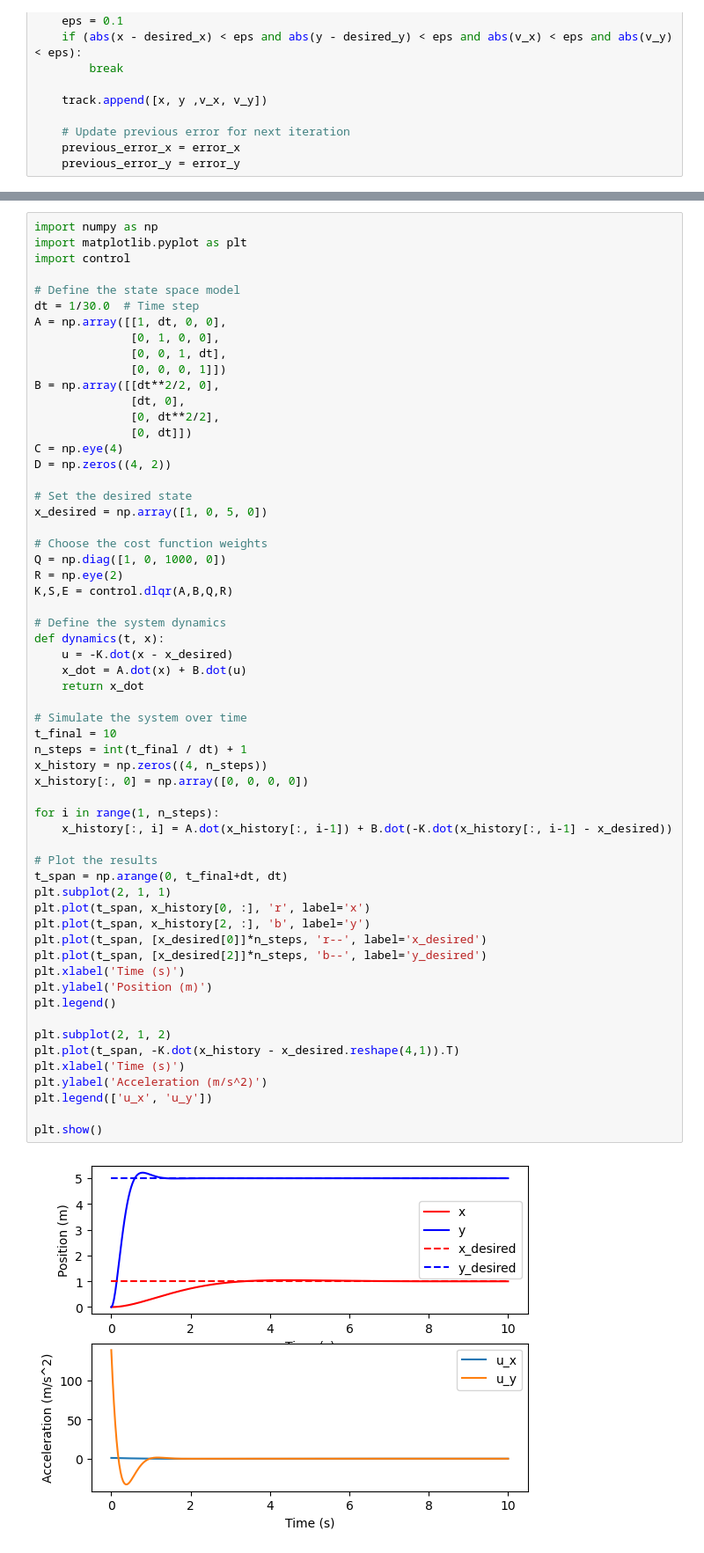
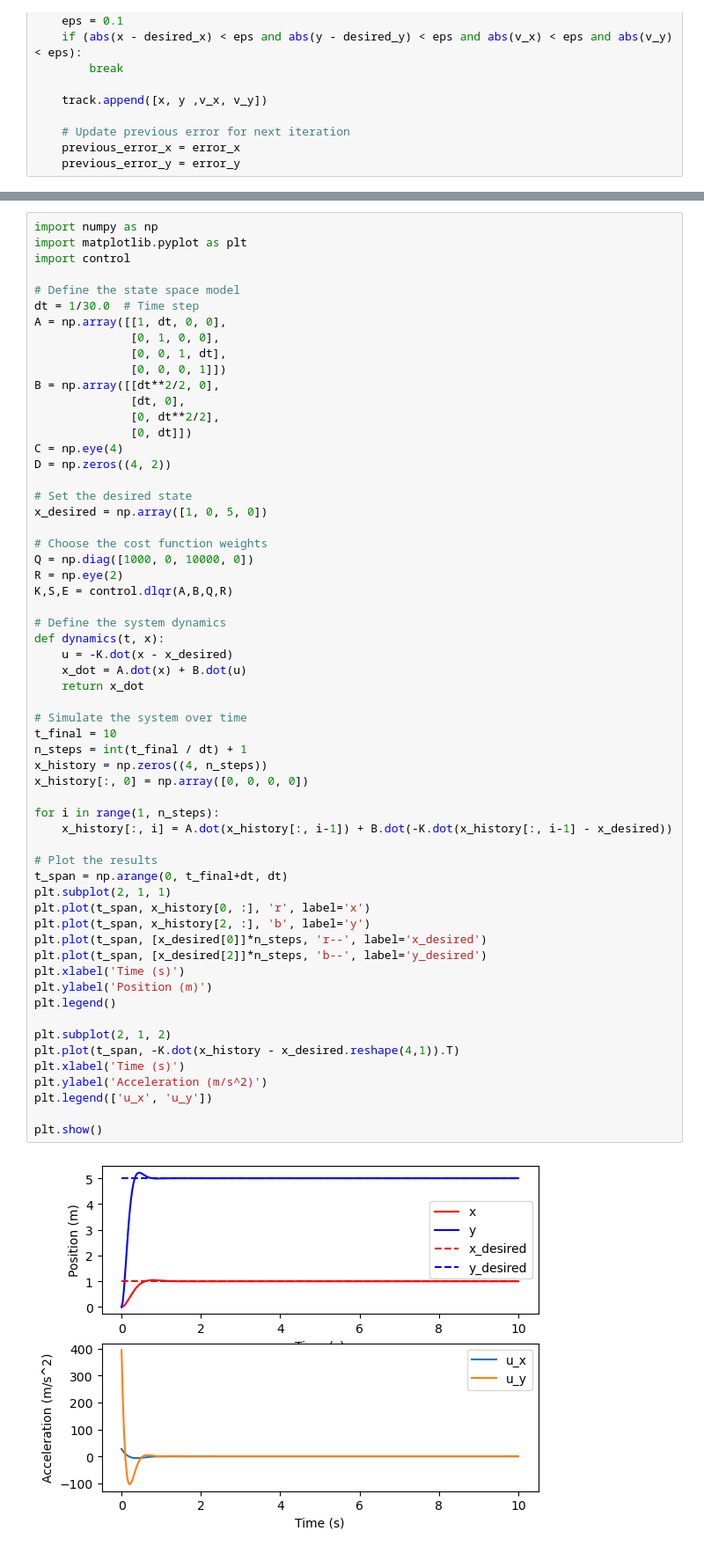
Before and after one commit to simutisernestas/legendary-spoon, a Jupyter notebook: control.ipynb, the cells around one changed output, grey strips where cells are left out. Shown: that part at 88% size. Saved outputs shown, nothing was run; the diff lists cells and outputs as text.

```diff
--- a/control.ipynb
+++ b/control.ipynb
@@ -107,7 +107,7 @@ D = np.zeros((4, 2))
 x_desired = np.array([1, 0, 5, 0])
 
 # Choose the cost function weights
-Q = np.diag([1, 0, 1000, 0])
+Q = np.diag([1000, 0, 10000, 0])
 R = np.eye(2)
 K,S,E = control.dlqr(A,B,Q,R)
 
@@ -118,31 +118,31 @@ def dynamics(t, x):
     return x_dot
 
 # Simulate the system over time
 t_final = 10
 n_steps = int(t_final / dt) + 1
 x_history = np.zeros((4, n_steps))
 x_history[:, 0] = np.array([0, 0, 0, 0])
 
 for i in range(1, n_steps):
     x_history[:, i] = A.dot(x_history[:, i-1]) + B.dot(-K.dot(x_history[:, i-1] - x_desired))
 
 # Plot the results
 t_span = np.arange(0, t_final+dt, dt)
 plt.subplot(2, 1, 1)
 plt.plot(t_span, x_history[0, :], 'r', label='x')
 plt.plot(t_span, x_history[2, :], 'b', label='y')
 plt.plot(t_span, [x_desired[0]]*n_steps, 'r--', label='x_desired')
 plt.plot(t_span, [x_desired[2]]*n_steps, 'b--', label='y_desired')
 plt.xlabel('Time (s)')
 plt.ylabel('Position (m)')
 plt.legend()
 
 plt.subplot(2, 1, 2)
 plt.plot(t_span, -K.dot(x_history - x_desired.reshape(4,1)).T)
 plt.xlabel('Time (s)')
 plt.ylabel('Acceleration (m/s^2)')
 plt.legend(['u_x', 'u_y'])
 
 plt.show()
 # %% [output]
-[figure, old version]
+[figure, new version]
```
Also changed, not shown: parts of 2 cells of this notebook, 5 other files.
